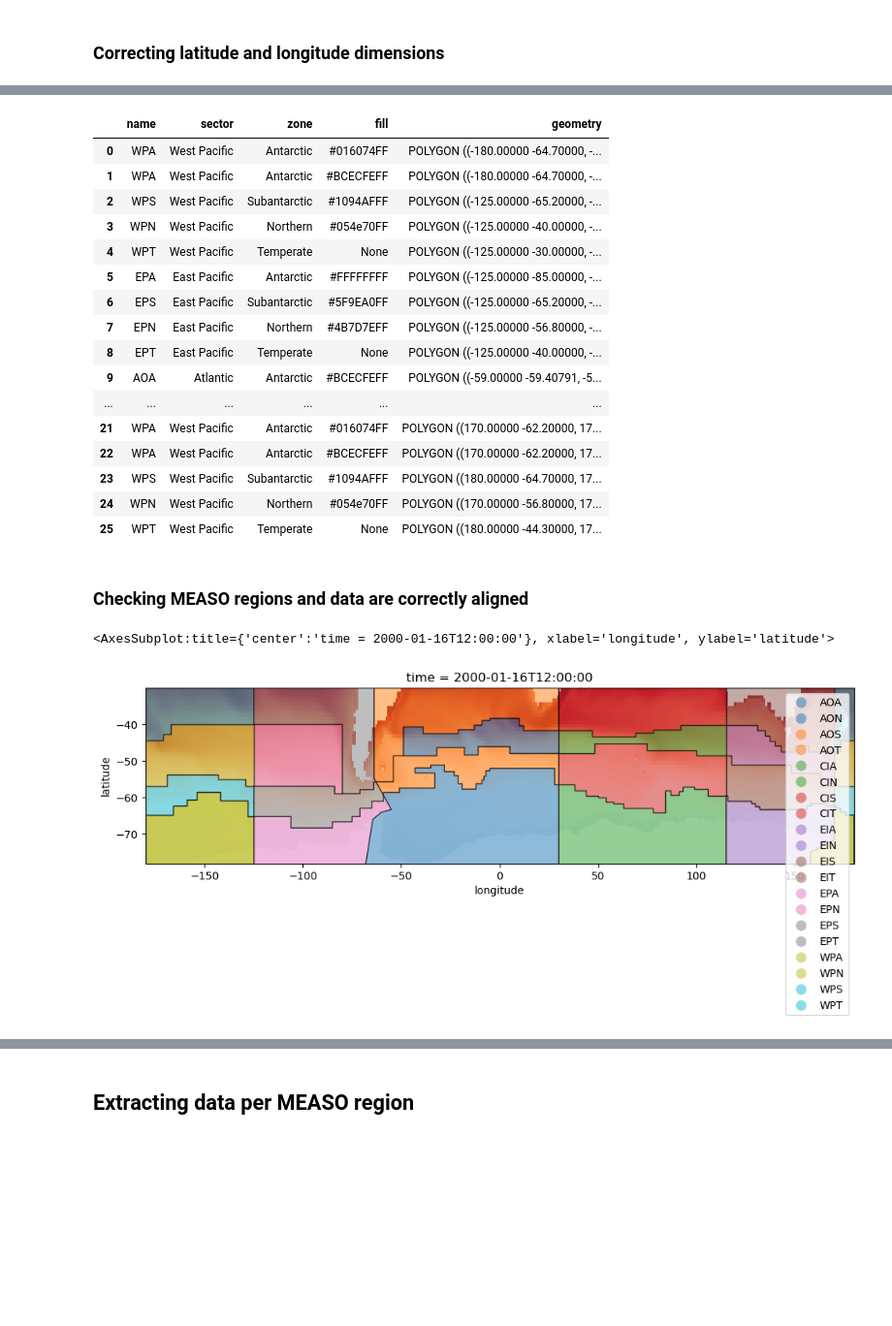
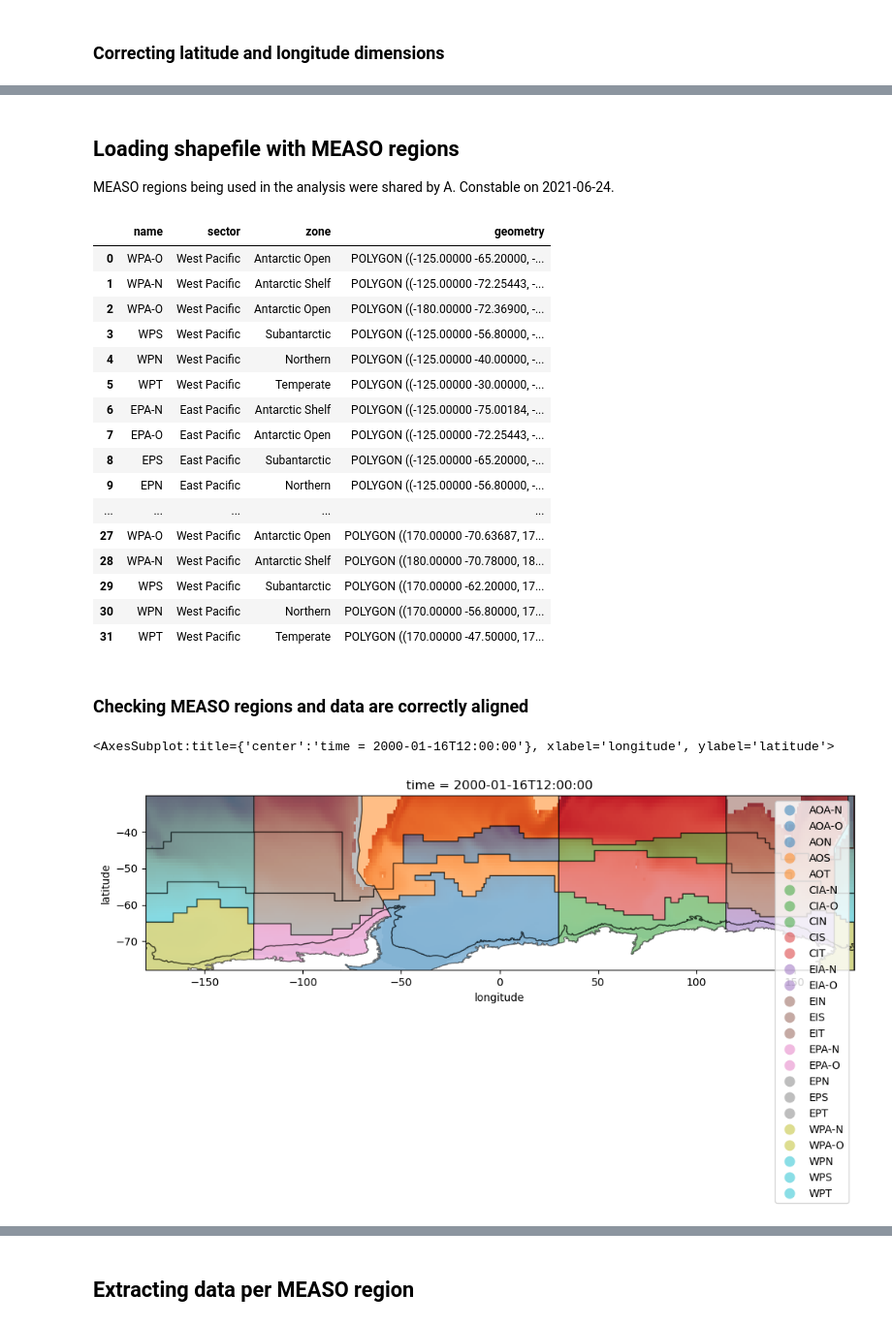
Before and after one commit to lidefi87/ACCESS_scripts_DFA, a Jupyter notebook: Scripts/MEASO/MEASO_space.ipynb, the cells around one changed output, grey strips where cells are left out. Shown at 97% size. Saved outputs shown, nothing was run; the diff lists cells and outputs as text; code cells hidden in the pictures; blank space fills up the shorter version.

```diff
--- a/Scripts/MEASO/MEASO_space.ipynb
+++ b/Scripts/MEASO/MEASO_space.ipynb
@@ -280,0 +243,10 @@ area.plot()
+# %%
+height = xr.open_dataset(filepath, mask_and_scale = True)
+#Correcting longitude prior to extracting Southern Ocean
+height = uf.corrlong(height)
+#Extracting Southern Ocean
+height = height.sel(latitude = slice(-90, -30))
+#Select only data that is in the upper 200 m - Using lower bound of the depth bins
+height = height.thkcello[height.lev_bnds[:,1] <= 200]
+#Checking data
+height
@@ -280,0 +271,6 @@ area.plot()
+# %%
+sum_heights = height.sum('lev')
+weights_vert_levels = height/sum_heights
+
+#Checking data
+weights_vert_levels[0].plot()
@@ -280,0 +282,8 @@ area.plot()
+# %%
+sst_upper200mean_SO = (sst_upper200_SO*weights_vert_levels).sum('lev')
+
+#Applying land mask to the data
+sst_upper200mean_SO = sst_upper200mean_SO.where(sum_heights > 0)
+
+#Checking first time step
+sst_upper200mean_SO[0].plot(vmin = -2, vmax = 25)
@@ -281,37 +293,40 @@ area.plot()
+# %% [markdown]
+## Loading shapefile with MEASO regions
+MEASO regions being used in the analysis were shared by A. Constable on 2021-06-24.
 # %%
-#Accessing shapefile containing the boundaries being used to clip data. Note that the full file path is being used.
-regions = geopandas.read_file(r'/g/data/v45/la6889/GIS_DataBase/Shapefiles/MEASO/measo_wgs84.shp')
+#Note that the full file path is being used.
+regions = geopandas.read_file(r'/g/data/v45/la6889/GIS_DataBase/Shapefiles/MEASO_shapes_withShelf/MEASO_shapes_withShelf.shp')
 regions
 # %% [output]
-|  | name | sector | zone | fill | geometry |
-| 0 | WPA | West Pacific | Antarctic | #016074FF | POLYGON ((-180.00000 -64.70000, -... |
-| 1 | WPA | West Pacific | Antarctic | #BCECFEFF | POLYGON ((-180.00000 -64.70000, -... |
-| 2 | WPS | West Pacific | Subantarctic | #1094AFFF | POLYGON ((-125.00000 -65.20000, -... |
-| 3 | WPN | West Pacific | Northern | #054e70FF | POLYGON ((-125.00000 -40.00000, -... |
-| 4 | WPT | West Pacific | Temperate | None | POLYGON ((-125.00000 -30.00000, -... |
-| 5 | EPA | East Pacific | Antarctic | #FFFFFFFF | POLYGON ((-125.00000 -85.00000, -... |
-| 6 | EPS | East Pacific | Subantarctic | #5F9EA0FF | POLYGON ((-125.00000 -65.20000, -... |
-| 7 | EPN | East Pacific | Northern | #4B7D7EFF | POLYGON ((-125.00000 -56.80000, -... |
-| 8 | EPT | East Pacific | Temperate | None | POLYGON ((-125.00000 -40.00000, -... |
-| 9 | AOA | Atlantic | Antarctic | #BCECFEFF | POLYGON ((-59.00000 -59.40791, -5... |
-| ... | ... | ... | ... | ... | ... |
-| 21 | WPA | West Pacific | Antarctic | #016074FF | POLYGON ((170.00000 -62.20000, 17... |
-| 22 | WPA | West Pacific | Antarctic | #BCECFEFF | POLYGON ((170.00000 -62.20000, 17... |
-| 23 | WPS | West Pacific | Subantarctic | #1094AFFF | POLYGON ((180.00000 -64.70000, 17... |
-| 24 | WPN | West Pacific | Northern | #054e70FF | POLYGON ((170.00000 -56.80000, 17... |
-| 25 | WPT | West Pacific | Temperate | None | POLYGON ((180.00000 -44.30000, 17... |
+|  | name | sector | zone | geometry |
+| 0 | WPA-O | West Pacific | Antarctic Open | POLYGON ((-125.00000 -65.20000, -... |
+| 1 | WPA-N | West Pacific | Antarctic Shelf | POLYGON ((-125.00000 -72.25443, -... |
+| 2 | WPA-O | West Pacific | Antarctic Open | POLYGON ((-180.00000 -72.36900, -... |
+| 3 | WPS | West Pacific | Subantarctic | POLYGON ((-125.00000 -56.80000, -... |
+| 4 | WPN | West Pacific | Northern | POLYGON ((-125.00000 -40.00000, -... |
+| 5 | WPT | West Pacific | Temperate | POLYGON ((-125.00000 -30.00000, -... |
+| 6 | EPA-N | East Pacific | Antarctic Shelf | POLYGON ((-125.00000 -75.00184, -... |
+| 7 | EPA-O | East Pacific | Antarctic Open | POLYGON ((-125.00000 -72.25443, -... |
+| 8 | EPS | East Pacific | Subantarctic | POLYGON ((-125.00000 -65.20000, -... |
+| 9 | EPN | East Pacific | Northern | POLYGON ((-125.00000 -56.80000, -... |
+| ... | ... | ... | ... | ... |
+| 27 | WPA-O | West Pacific | Antarctic Open | POLYGON ((170.00000 -70.63687, 17... |
+| 28 | WPA-N | West Pacific | Antarctic Shelf | POLYGON ((180.00000 -70.78000, 18... |
+| 29 | WPS | West Pacific | Subantarctic | POLYGON ((170.00000 -62.20000, 17... |
+| 30 | WPN | West Pacific | Northern | POLYGON ((170.00000 -56.80000, 17... |
+| 31 | WPT | West Pacific | Temperate | POLYGON ((170.00000 -47.50000, 17... |
 # %% [markdown]
 ### Checking MEASO regions and data are correctly aligned
 # %%
 # Plot shapefile over the raster to ensure they both have the same CRS and cover the same area
 #Initialise figure
 fig, ax = plt.subplots(figsize = (12, 15))
 
 #Plot just one timestep of the data array
-sst_upper200_SO[0].plot(ax = ax, add_colorbar = False)
+sst_upper200mean_SO[0].plot(ax = ax, add_colorbar = False)
 
 #Plot shapefile over the top and show each sector in different colour
 regions.plot(ax = ax, column = 'name', legend = True, alpha = 0.5, edgecolor = 'black')
 # %% [output]
 <AxesSubplot:title={'center':'time = 2000-01-16T12:00:00'}, xlabel='longitude', ylabel='latitude'>
-[figure, old version]
+[figure, new version]
```
Also changed, not shown: parts of 43 cells of this notebook, 17 other files.
